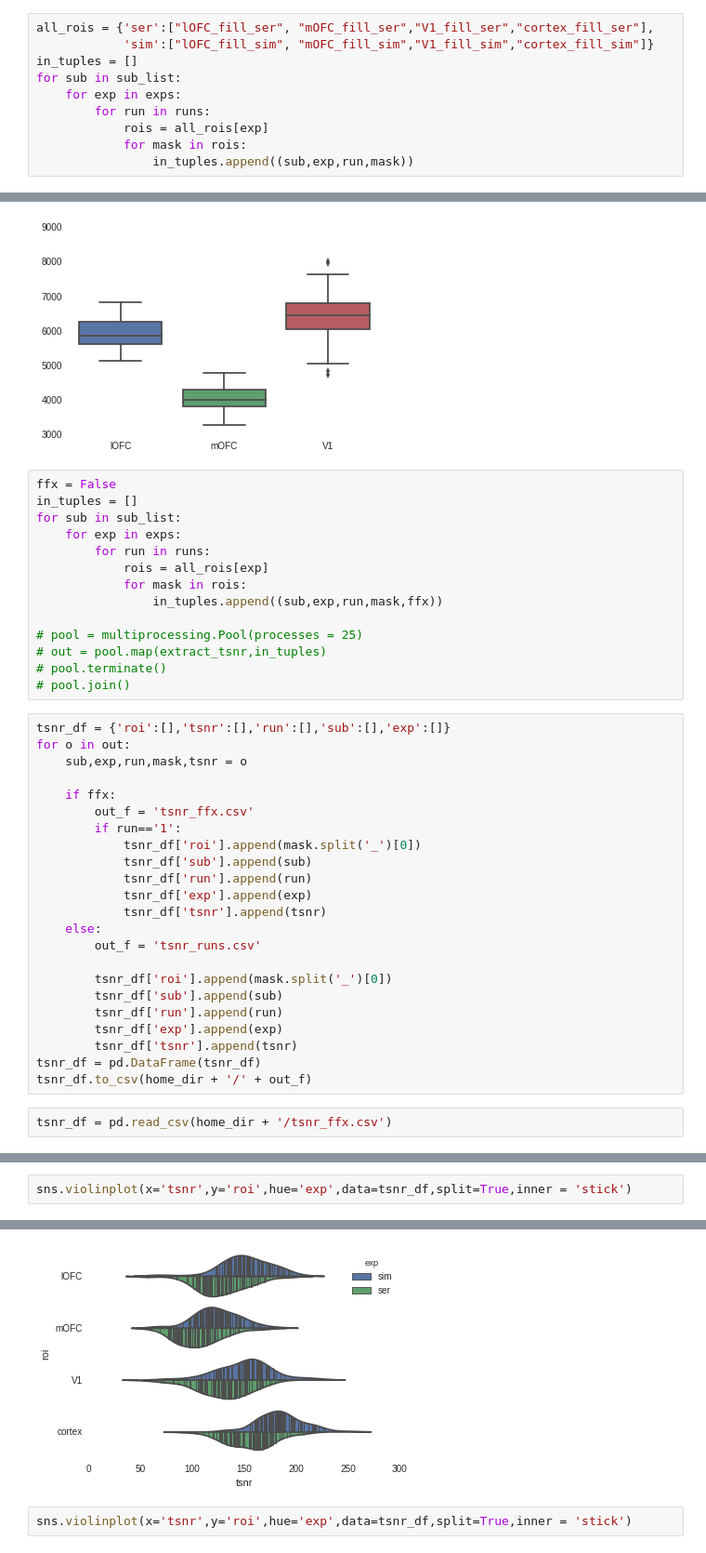
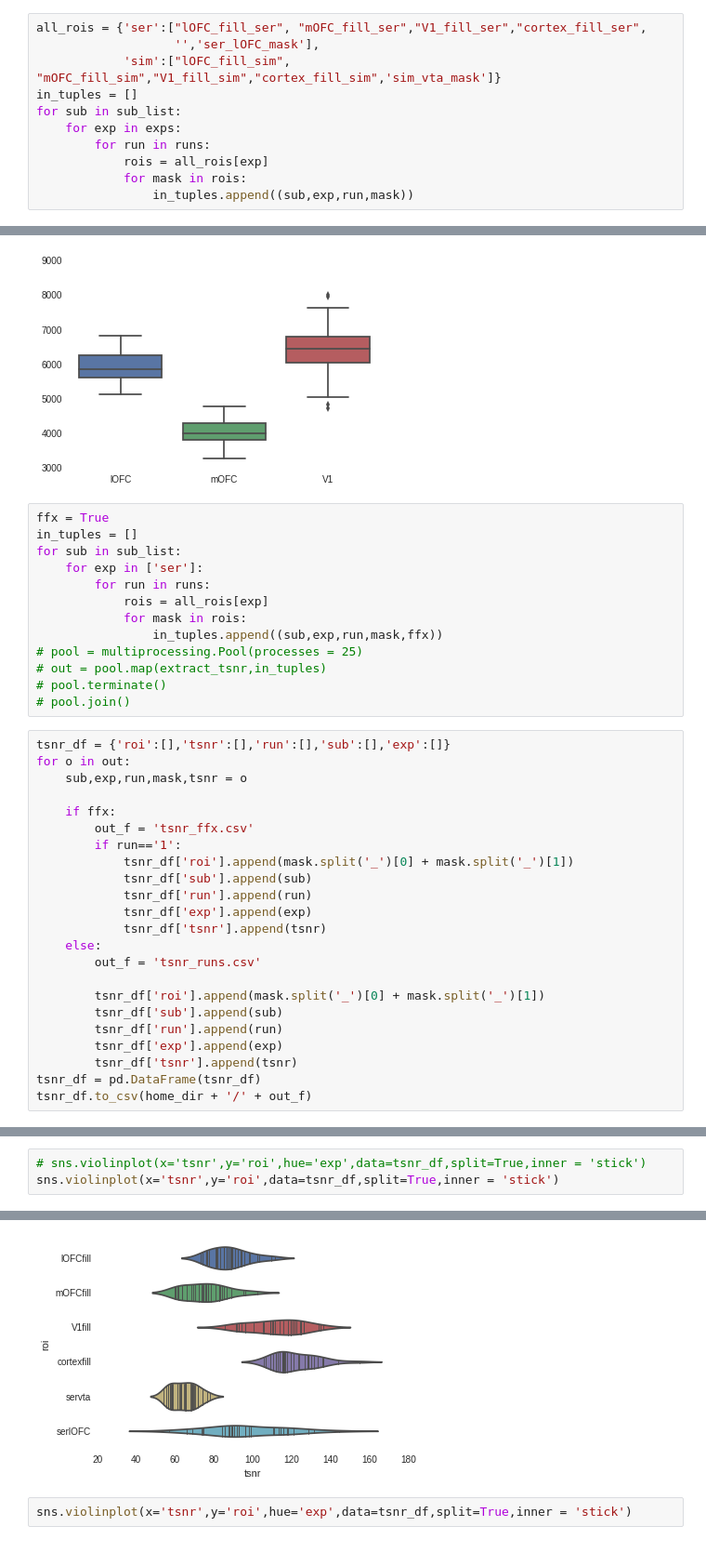
Before and after one commit to iancballard/fd_fmri, a Jupyter notebook: extract_rois.ipynb, the cells around one changed output, grey strips where cells are left out. Shown at 93% size. Cells and saved outputs as stored; diff of their text form.

```diff
--- a/extract_rois.ipynb
+++ b/extract_rois.ipynb
@@ -110,8 +116,9 @@ for sub in sub_list:
 # %% [markdown]
 #Next extract tsnr from lyman outputs
 # %%
-all_rois = {'ser':["lOFC_fill_ser", "mOFC_fill_ser","V1_fill_ser","cortex_fill_ser"],
-            'sim':["lOFC_fill_sim", "mOFC_fill_sim","V1_fill_sim","cortex_fill_sim"]}
+all_rois = {'ser':["lOFC_fill_ser", "mOFC_fill_ser","V1_fill_ser","cortex_fill_ser",
+                   '','ser_lOFC_mask'],
+            'sim':["lOFC_fill_sim", "mOFC_fill_sim","V1_fill_sim","cortex_fill_sim",'sim_vta_mask']}
 in_tuples = []
 for sub in sub_list:
     for exp in exps:
@@ -171,15 +182,14 @@ sns.boxplot(roi_sizes)
 <matplotlib.axes._subplots.AxesSubplot at 0x...>
 [figure]
 # %%
-ffx = False
+ffx = True
 in_tuples = []
 for sub in sub_list:
-    for exp in exps:
+    for exp in ['ser']:
         for run in runs:
             rois = all_rois[exp]
             for mask in rois:
                 in_tuples.append((sub,exp,run,mask,ffx))
-
 # pool = multiprocessing.Pool(processes = 25)
 # out = pool.map(extract_tsnr,in_tuples)
 # pool.terminate()
@@ -192,7 +202,7 @@ for o in out:
     if ffx:
         out_f = 'tsnr_ffx.csv'
         if run=='1':
-            tsnr_df['roi'].append(mask.split('_')[0])
+            tsnr_df['roi'].append(mask.split('_')[0] + mask.split('_')[1])
             tsnr_df['sub'].append(sub)
             tsnr_df['run'].append(run)
             tsnr_df['exp'].append(exp)
@@ -200,12 +210,10 @@ for o in out:
     else:
         out_f = 'tsnr_runs.csv'
 
-        tsnr_df['roi'].append(mask.split('_')[0])
+        tsnr_df['roi'].append(mask.split('_')[0] + mask.split('_')[1])
         tsnr_df['sub'].append(sub)
         tsnr_df['run'].append(run)
         tsnr_df['exp'].append(exp)
         tsnr_df['tsnr'].append(tsnr)
 tsnr_df = pd.DataFrame(tsnr_df)
 tsnr_df.to_csv(home_dir + '/' + out_f)
-# %%
-tsnr_df = pd.read_csv(home_dir + '/tsnr_ffx.csv')
@@ -212,8 +237,9 @@ tsnr_df = pd.read_csv(home_dir + '/tsnr_ffx.csv')
 # %%
-sns.violinplot(x='tsnr',y='roi',hue='exp',data=tsnr_df,split=True,inner = 'stick')
+# sns.violinplot(x='tsnr',y='roi',hue='exp',data=tsnr_df,split=True,inner = 'stick')
+sns.violinplot(x='tsnr',y='roi',data=tsnr_df,split=True,inner = 'stick')
 # %% [output]
 <matplotlib.axes._subplots.AxesSubplot at 0x...>
-[figure, old version]
+[figure, new version]
 # %%
 sns.violinplot(x='tsnr',y='roi',hue='exp',data=tsnr_df,split=True,inner = 'stick')
 # %% [output]
```
Also changed, not shown: parts of 8 cells of this notebook.
